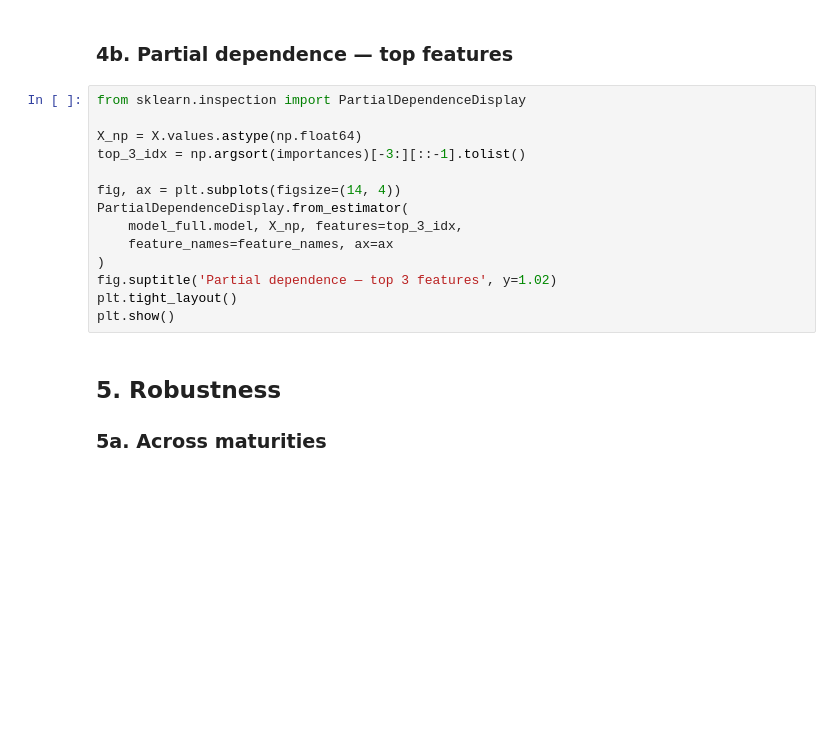
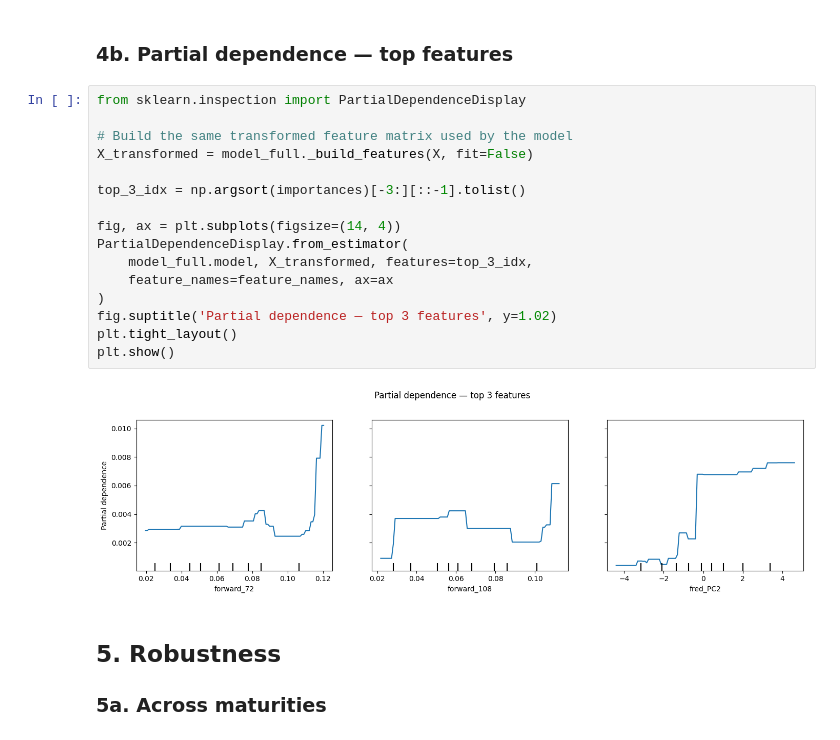
Before and after one commit to myliusen/TIO4900-Replication, a Jupyter notebook: notebooks/gbt.ipynb, the cells around one changed output. Saved outputs shown, nothing was run; the diff lists cells and outputs as text; blank space fills up the shorter version.

```diff
--- a/notebooks/gbt.ipynb
+++ b/notebooks/gbt.ipynb
@@ -171,17 +210,21 @@ plt.show()
 # %%
 from sklearn.inspection import PartialDependenceDisplay
 
-X_np = X.values.astype(np.float64)
+# Build the same transformed feature matrix used by the model
+X_transformed = model_full._build_features(X, fit=False)
+
 top_3_idx = np.argsort(importances)[-3:][::-1].tolist()
 
 fig, ax = plt.subplots(figsize=(14, 4))
 PartialDependenceDisplay.from_estimator(
-    model_full.model, X_np, features=top_3_idx,
+    model_full.model, X_transformed, features=top_3_idx,
     feature_names=feature_names, ax=ax
 )
 fig.suptitle('Partial dependence — top 3 features', y=1.02)
 plt.tight_layout()
 plt.show()
+# %% [output]
+[figure, added]
 # %% [markdown]
 ## 5. Robustness
 
```
Also changed, not shown: parts of 9 cells of this notebook.
